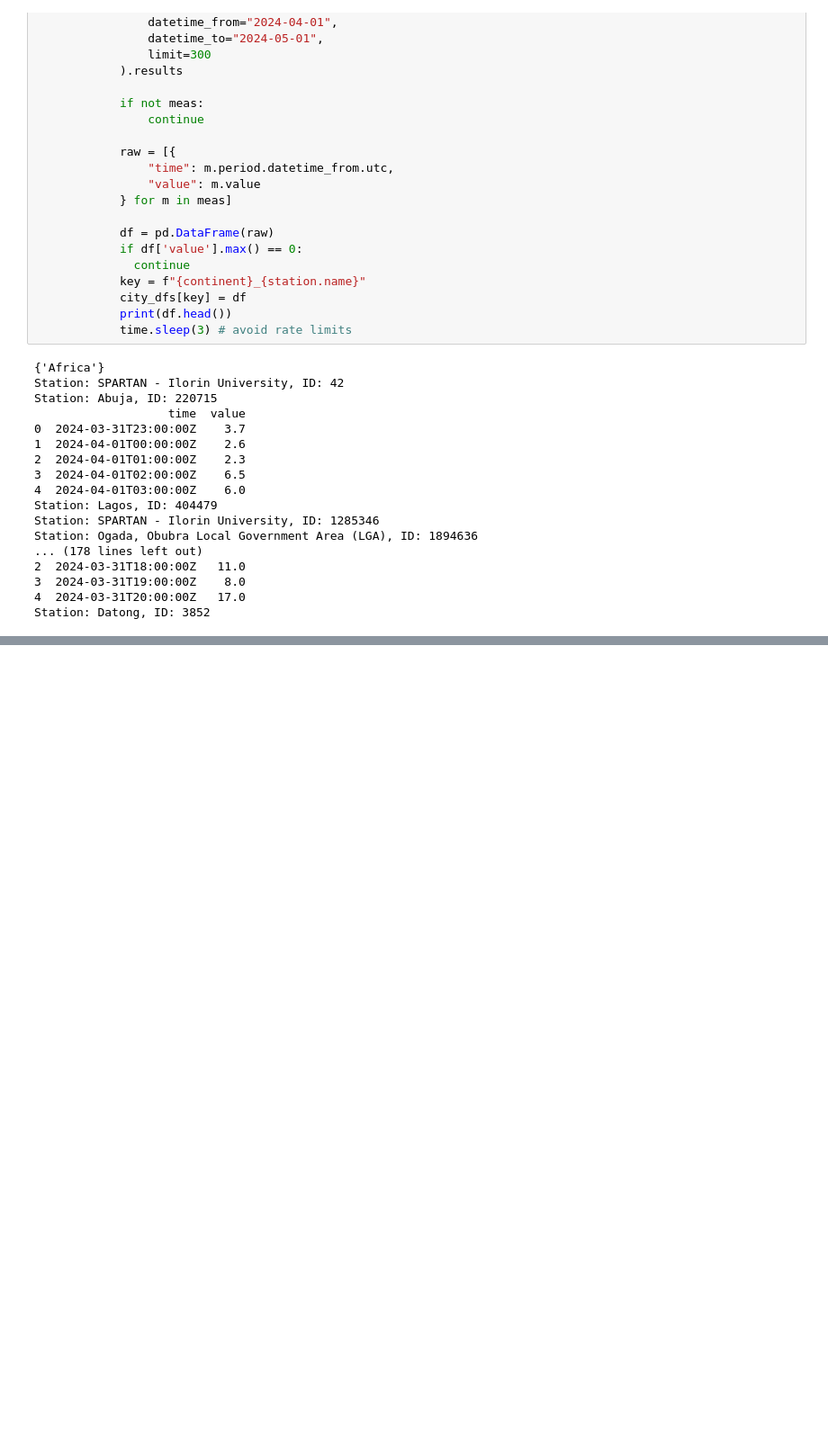
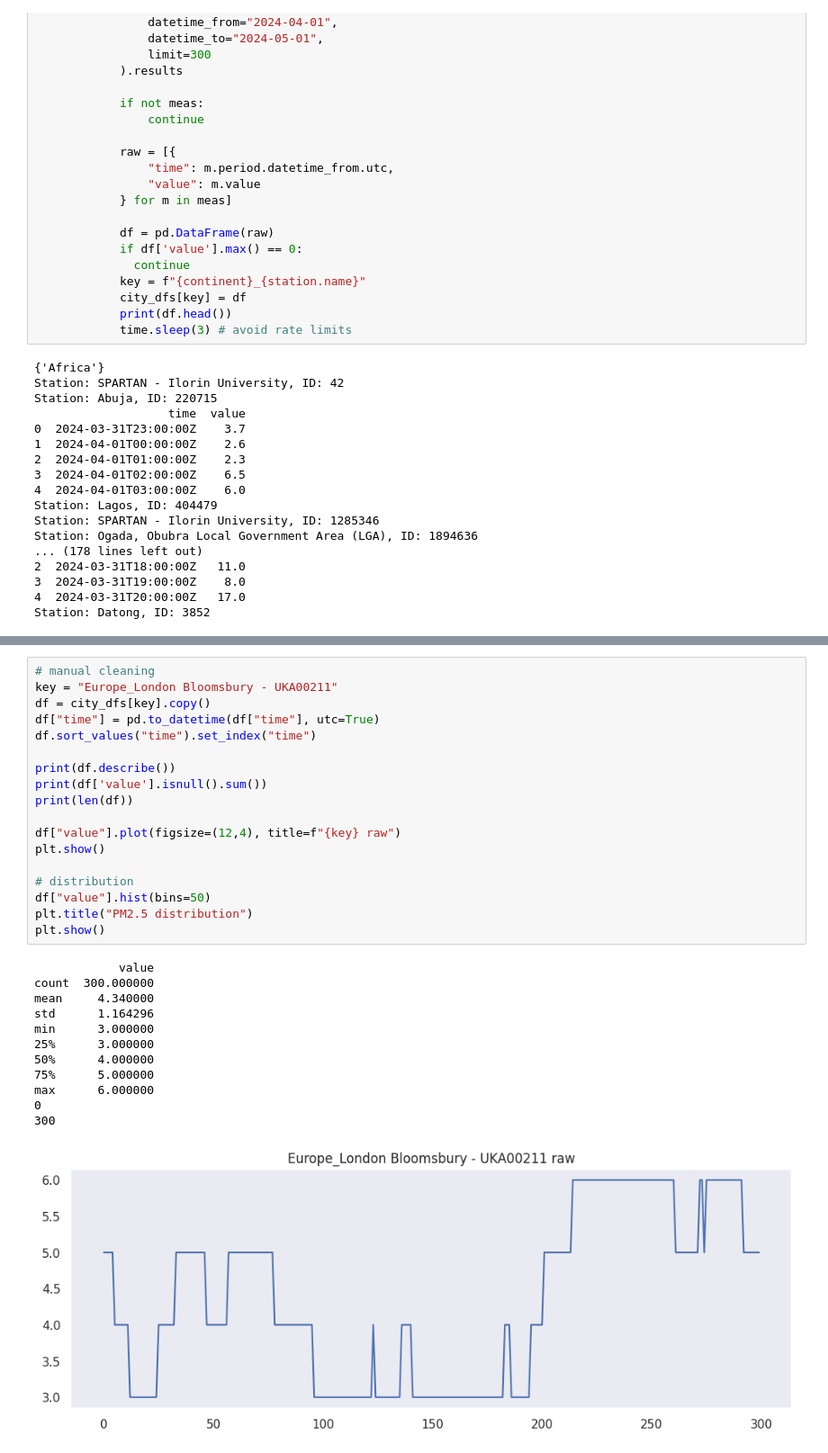
Before and after one commit to hsunh18/aq-ml-pipeline, a Jupyter notebook: REU.ipynb, the cells around one changed output, grey strips where cells are left out. Shown at 90% size. Saved outputs shown, nothing was run; the diff lists cells and outputs as text; blank space fills up the shorter version.

Commit message:
added some manually cleaned cities

```diff
--- a/REU.ipynb
+++ b/REU.ipynb
@@ -525,0 +548,31 @@ East_Asia_屏東縣 - 屏東                             MAE: 0.59  RMSE: 0.85
+# %%
+# manual cleaning
+key = "Europe_London Bloomsbury - UKA00211"
+df = city_dfs[key].copy()
+df["time"] = pd.to_datetime(df["time"], utc=True)
+df.sort_values("time").set_index("time")
+
+print(df.describe())
+print(df['value'].isnull().sum())
+print(len(df))
+
+df["value"].plot(figsize=(12,4), title=f"{key} raw")
+plt.show()
+
+# distribution
+df["value"].hist(bins=50)
+plt.title("PM2.5 distribution")
+plt.show()
+# %% [output]
+            value
+count  300.000000
+mean     4.340000
+std      1.164296
+min      3.000000
+25%      3.000000
+50%      4.000000
+75%      5.000000
+max      6.000000
+0
+300
+[figure, added]
```
Also changed, not shown: parts of 10 cells of this notebook.
